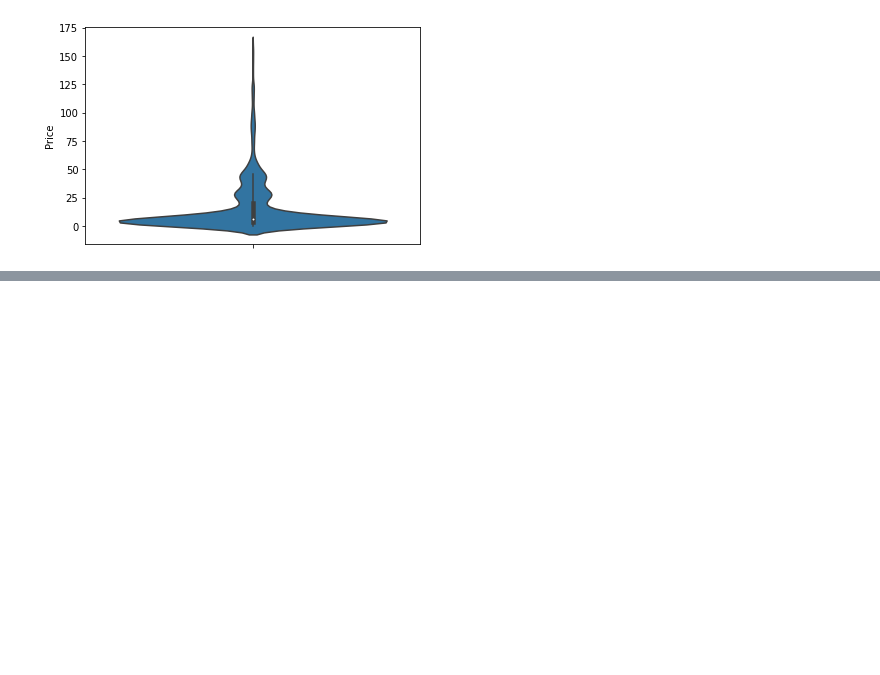
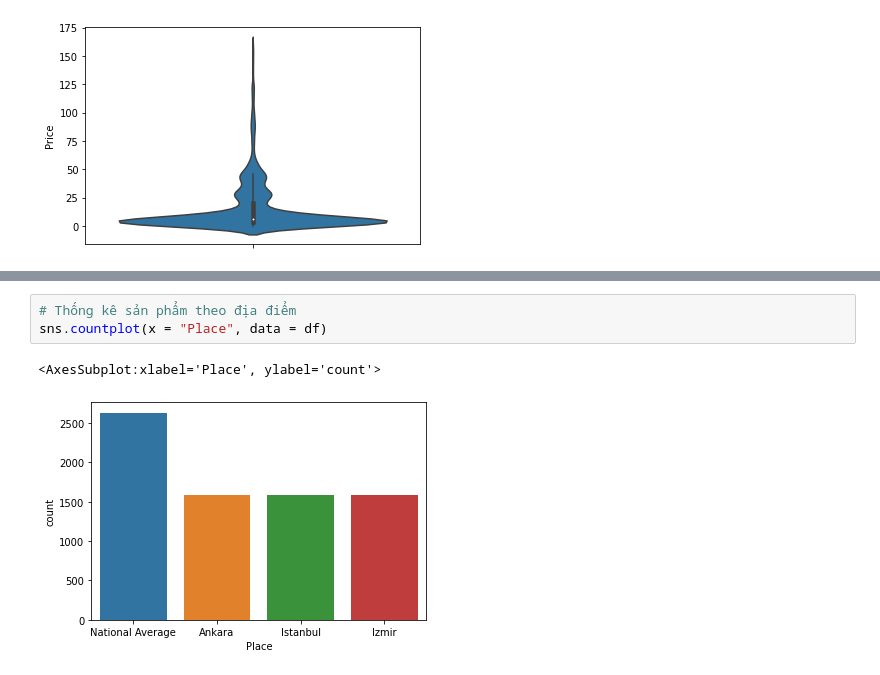
Before and after one commit to anhpt1993/DA_Visualization3_Thuchanh_1, a Jupyter notebook: Visual3_FoodPrice.ipynb, the cells around one changed output, grey strips where cells are left out. Saved outputs shown, nothing was run; the diff lists cells and outputs as text; blank space fills up the shorter version.

```diff
--- a/Visual3_FoodPrice.ipynb
+++ b/Visual3_FoodPrice.ipynb
@@ -140,0 +153,6 @@ sns.violinplot(y = "Price", data = df)
+# %%
+# Thống kê sản phẩm theo địa điểm
+sns.countplot(x = "Place", data = df)
+# %% [output]
+<AxesSubplot:xlabel='Place', ylabel='count'>
+[figure, added]
```
Also changed, not shown: parts of 7 cells of this notebook.
